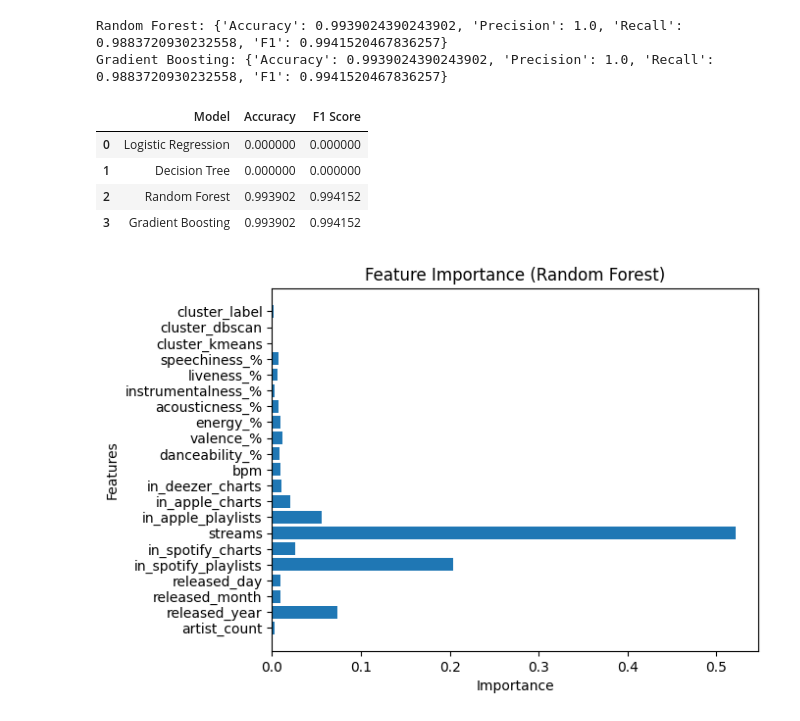
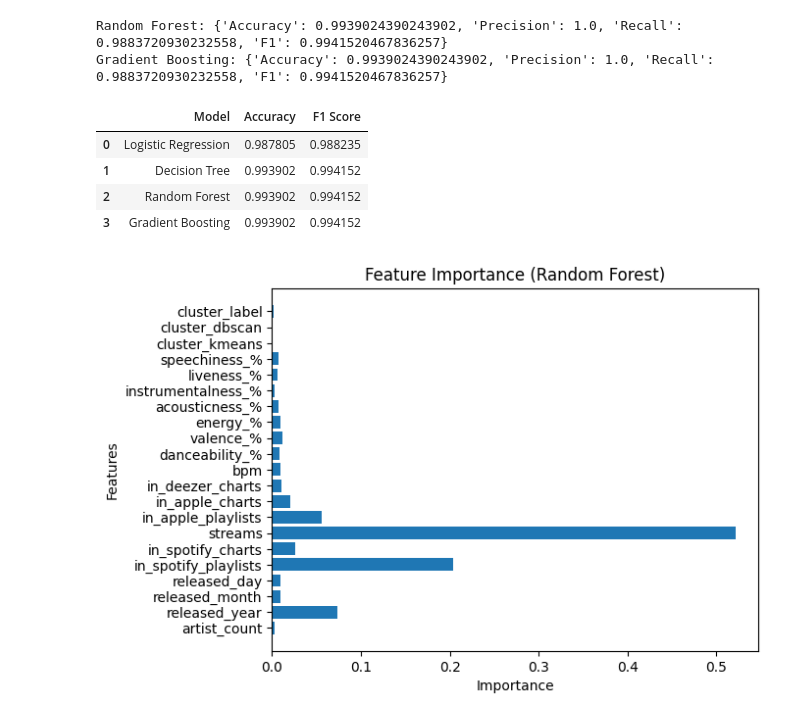
Before and after one commit to mrapo2007-svg/ml-spotify-project, a Jupyter notebook: notebooks/T4_Ensemble.ipynb, the cells around one changed output. Drawn from its saved outputs; the diff is of its cells as text; code cells hidden in the pictures.

```diff
--- a/notebooks/T4_Ensemble.ipynb
+++ b/notebooks/T4_Ensemble.ipynb
@@ -63,32 +63,40 @@ Gradient Boosting: {'Accuracy': 0.9939024390243902, 'Precision': 1.0, 'Recall':
 # %%
 import pandas as pd
 
+# Load Task 2 results
+t2_results = pd.read_csv("../reports/task2_results.csv")
+
+# Extract Task 2 metrics
+lr_row = t2_results[t2_results["Model"] == "Logistic Regression"].iloc[0]
+dt_row = t2_results[t2_results["Model"] == "Decision Tree"].iloc[0]
+
+# Create full comparison table
 comparison = pd.DataFrame({
     "Model": [
         "Logistic Regression",
         "Decision Tree",
         "Random Forest",
         "Gradient Boosting"
     ],
     "Accuracy": [
-        0.0,  # вставь свои значения
-        0.0,
+        lr_row["Accuracy"],
+        dt_row["Accuracy"],
         rf_metrics["Accuracy"],
         gb_metrics["Accuracy"]
     ],
     "F1 Score": [
-        0.0,
-        0.0,
+        lr_row["F1 Score"],
+        dt_row["F1 Score"],
         rf_metrics["F1"],
         gb_metrics["F1"]
     ]
 })
 
 comparison
 # %% [output]
 |  | Model | Accuracy | F1 Score |
-| 0 | Logistic Regression | 0.000000 | 0.000000 |
-| 1 | Decision Tree | 0.000000 | 0.000000 |
+| 0 | Logistic Regression | 0.987805 | 0.988235 |
+| 1 | Decision Tree | 0.993902 | 0.994152 |
 | 2 | Random Forest | 0.993902 | 0.994152 |
 | 3 | Gradient Boosting | 0.993902 | 0.994152 |
 # %%
```
Also changed, not shown: 1 other file.
